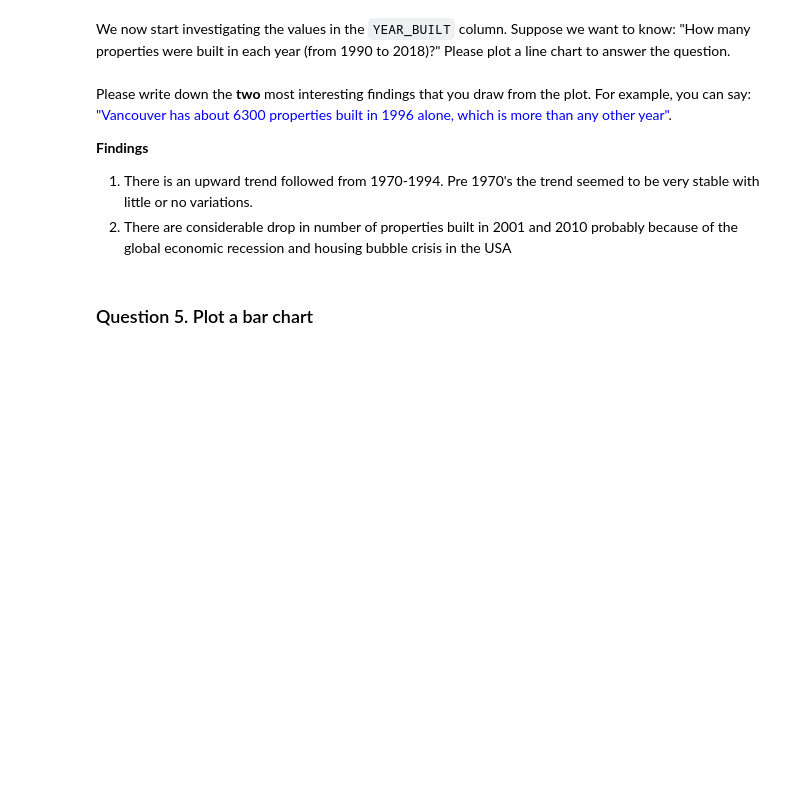
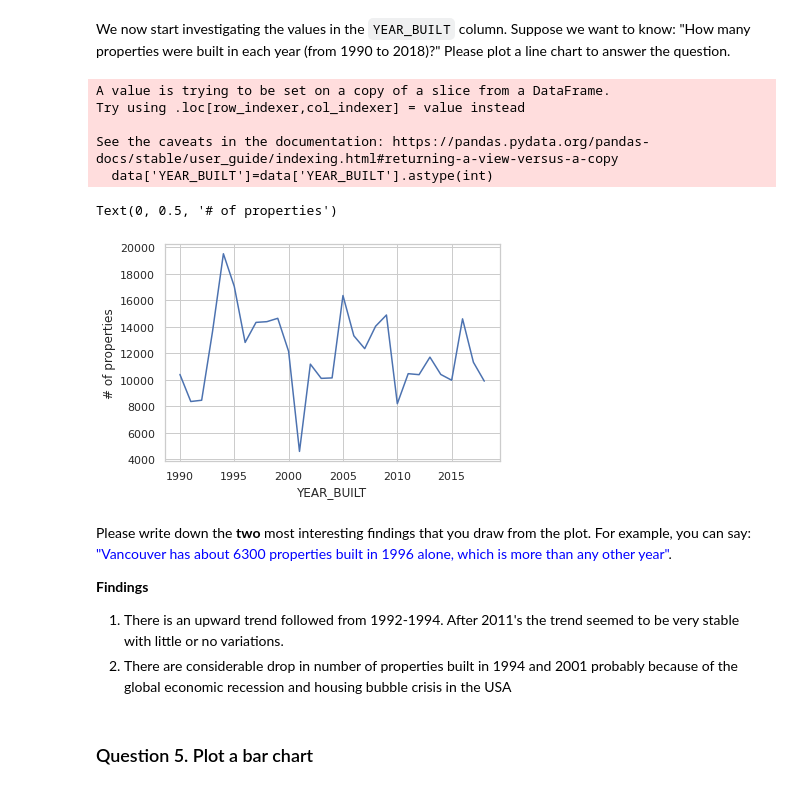
Before and after one commit to itzhang89/learn-python, a Jupyter notebook: notebook/A3.ipynb, the cells around one changed output. Saved outputs shown, nothing was run; the diff lists cells and outputs as text; code cells hidden in the pictures; blank space fills up the shorter version.

```diff
--- a/notebook/A3.ipynb
+++ b/notebook/A3.ipynb
@@ -98,15 +98,24 @@ We now start investigating the values in the `YEAR_BUILT` column.  Suppose we wa
 # %%
 # --- Write your code below ---
 data=df.query('YEAR_BUILT >= 1990 & YEAR_BUILT <= 2018')
 data['YEAR_BUILT']=data['YEAR_BUILT'].astype(int)
 data=data.groupby('YEAR_BUILT').size()
-data.plot(kind='line', xticks=data.index, rot=90, style=['bs-'])
+sns.lineplot(data=data)
+plt.ylabel("# of properties")
+# %% [output]
+A value is trying to be set on a copy of a slice from a DataFrame.
+Try using .loc[row_indexer,col_indexer] = value instead
+
+See the caveats in the documentation: https://pandas.pydata.org/pandas-docs/stable/user_guide/indexing.html#returning-a-view-versus-a-copy
+  data['YEAR_BUILT']=data['YEAR_BUILT'].astype(int)
+Text(0, 0.5, '# of properties')
+[figure, added]
 # %% [markdown]
 Please write down the **two** most interesting findings that you draw from the plot. For example, you can say: <font color='blue'>"Vancouver has about 6300 properties built in 1996 alone, which is more than any other year"</font>.
 
 **Findings**
-1. There is an upward trend followed from 1970-1994. Pre 1970's the trend seemed to be very stable with little or no variations.
-2. There are considerable drop in number of properties built in 2001 and 2010 probably because of the global economic recession and housing bubble crisis in the USA
+1. There is an upward trend followed from 1992-1994. After 2011's the trend seemed to be very stable with little or no variations.
+2. There are considerable drop in number of properties built in 1994 and 2001 probably because of the global economic recession and housing bubble crisis in the USA
 # %% [markdown]
 ### Question 5. Plot a bar chart
 # %% [markdown]
```
Also changed, not shown: parts of 9 cells of this notebook, 2 other files.
